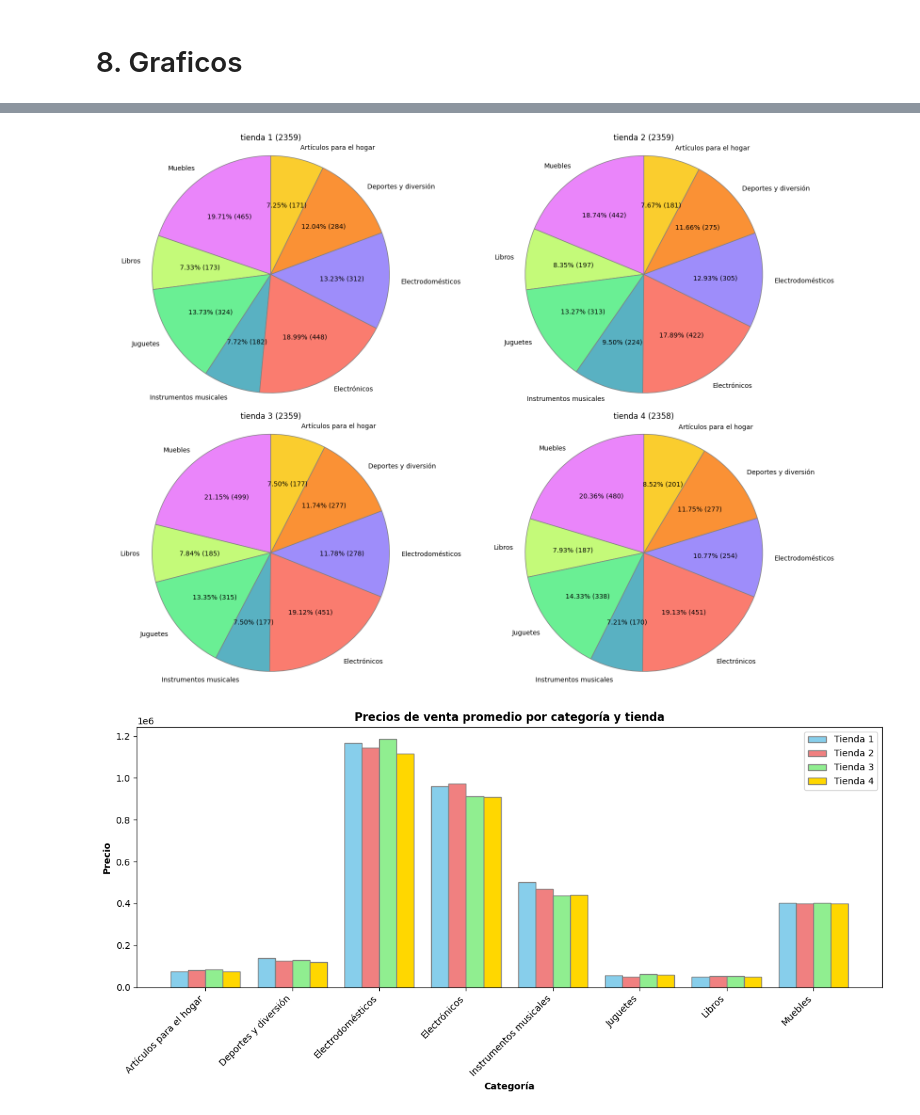
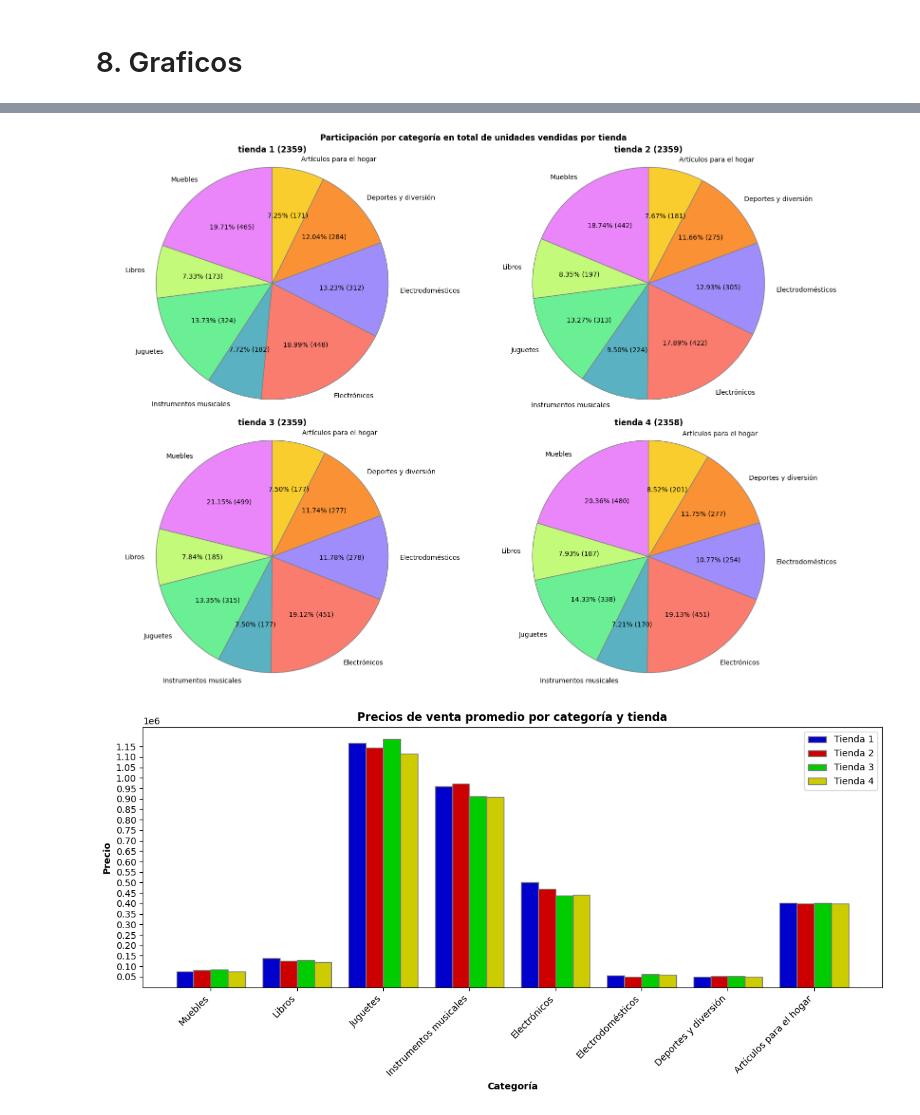
Before and after one commit to w4cha/analisis-alura, a Jupyter notebook: AluraStoreLatam.ipynb, the cells around one changed output, grey strips where cells are left out. Cells and saved outputs as stored; diff of their text form; code cells hidden in the pictures.

```diff
--- a/AluraStoreLatam.ipynb
+++ b/AluraStoreLatam.ipynb
@@ -143,24 +150,24 @@ import numpy as np
 # ventas
 ventas = [float(item.ventas()) for item in resultados]
 nombres = [item.nombre for item in resultados]
-colores = ["blue", "red", "green", "yellow"]
+colores = "#0000cc", "#cc0000", "#00cc00", "#cccc00"
 plt.bar(nombres, ventas, color=colores)
 plt.yscale("log")
 for count, item in enumerate(ventas):
   plt.text(count, item, f"{item:,}", ha='center', va='bottom')
-plt.title("ventas (ultimos 4 años)")
-plt.ylabel("ventas durante el periodo")
-plt.xlabel("listado de tiendas")
+plt.title("ventas (ultimos 4 años)", fontweight="bold")
+plt.ylabel("ventas durante el periodo", fontweight="bold")
+plt.xlabel("listado de tiendas", fontweight="bold")
 plt.show()
 
 # ventas unitarias por año para cada tienda
 
 plt.figure(figsize=(8, 8))
-for tienda, ventas in data_sale_year.items():
-    plt.plot(list(ventas.keys()), list(ventas.values()), marker='o', label=tienda)
-plt.xlabel('Año')
-plt.ylabel('Unidades vendidas')
-plt.title('Unidades vendidas por Año para Cada Tienda')
+for hue, tienda, ventas in zip(colores, data_sale_year.keys(), data_sale_year.values()):
+    plt.plot(list(ventas.keys()), list(ventas.values()), marker='o', label=tienda, color=hue)
+plt.xlabel("Año", fontweight="bold")
+plt.ylabel("Unidades vendidas", fontweight="bold")
+plt.title("Unidades vendidas por Año para Cada Tienda", fontweight="bold")
 plt.xticks(list(data_sale_year['tienda 1'].keys()))
 plt.yticks(np.arange(120, 771, 26))
 plt.legend()
@@ -180,69 +187,48 @@ def auto_pct_format(valores):
         val = int(round(pct*total/100.0))
         return f"{pct:.2f}% ({val:d})"
     return custom_pct
 
 fig, axs = plt.subplots(2, 2, figsize=(16, 12))
 
-colors = ['#EA85FA', '#C4FA79', '#6AEF94', '#59B1C2', '#FA7C6F', '#9E8DFA', '#FA9135', '#FACD2E']
+colors = ["#EA85FA", "#C4FA79", "#6AEF94", "#59B1C2", "#FA7C6F", "#9E8DFA", "#FA9135", "#FACD2E"]
 
 for i, (tienda, datos_tienda) in enumerate(current_data_item.items()):
     categorias = list(datos_tienda.keys())
     valores = list(datos_tienda.values())
 
     row = i // 2
     col = i % 2
 
     axs[row, col].pie(valores, labels=categorias, autopct=auto_pct_format(valores), startangle=90, colors=colors,
                    wedgeprops={"edgecolor": "gray"})
-    axs[row, col].set_title(f"{tienda} ({sum(valores)})")
+    axs[row, col].set_title(f"{tienda} ({sum(valores)})", fontweight="bold")
     axs[row, col].axis("equal")
-
-# Ajustar el diseño para evitar superposiciones
+fig.suptitle("Participación por categoría en total de unidades vendidas por tienda", fontweight="bold")
 plt.tight_layout()
 
-# datos de valor promedio por tienda de categoría
-tienda1 = {'Artículos para el hogar': 74259.65, 'Deportes y diversión': 138345.07, 'Electrodomésticos': 1165657.69, 'Electrónicos': 958690.85, 'Instrumentos musicales': 501642.86, 'Juguetes': 55542.28, 'Libros': 50779.77, 'Muebles': 403513.33}
-tienda2 = {'Artículos para el hogar': 81474.59, 'Deportes y diversión': 126343.64, 'Electrodomésticos': 1142845.25, 'Electrónicos': 973533.41, 'Instrumentos musicales': 468706.7, 'Juguetes': 50943.77, 'Libros': 51224.37, 'Muebles': 399154.52}
-tienda3 = {'Artículos para el hogar': 85084.75, 'Deportes y diversión': 128494.95, 'Electrodomésticos': 1184308.99, 'Electrónicos': 910811.09, 'Instrumentos musicales': 437180.23, 'Juguetes': 61590.79, 'Libros': 51344.32, 'Muebles': 402950.1}
-tienda4 = {'Artículos para el hogar': 74997.51, 'Deportes y diversión': 120397.47, 'Electrodomésticos': 1115197.64, 'Electrónicos': 907929.27, 'Instrumentos musicales': 441778.82, 'Juguetes': 59947.34, 'Libros': 49846.52, 'Muebles': 401101.88}
 
-# Extract categories and prices
-categories = list(tienda1.keys())
-prices1 = list(tienda1.values())
-prices2 = list(tienda2.values())
-prices3 = list(tienda3.values())
-prices4 = list(tienda4.values())
 
-# Set the width of the bars
-bar_width = 0.2
 
-# Set the positions of the bars on the x-axis
-r1 = np.arange(len(categories))
-r2 = [x + bar_width for x in r1]
-r3 = [x + bar_width for x in r2]
-r4 = [x + bar_width for x in r3]
+categorías = list(list(data_tienda_mean.values())[0].keys())
+ancho_barra = 0.2
+plt.figure(figsize=(12, 6))
+bar_start_positioning_range = np.arange(len(categorías))
+for position, bar_color, tienda_data_mean, dict_value in zip(range(len(colores)), colores, data_tienda_mean.keys(), data_tienda_mean.values()):
+  mean_price = list(dict_value.values())
+  bar_positioning = [i + ancho_barra*position for i in bar_start_positioning_range]
+  plt.bar(bar_positioning, mean_price, color=bar_color, width=ancho_barra, edgecolor="grey", label=tienda_data_mean.title())
 
-# Create the bar plot
-plt.figure(figsize=(12, 6))
-plt.bar(r1, prices1, color='skyblue', width=bar_width, edgecolor='grey', label='Tienda 1')
-plt.bar(r2, prices2, color='lightcoral', width=bar_width, edgecolor='grey', label='Tienda 2')
-plt.bar(r3, prices3, color='lightgreen', width=bar_width, edgecolor='grey', label='Tienda 3')
-plt.bar(r4, prices4, color='gold', width=bar_width, edgecolor='grey', label='Tienda 4')
+plt.xlabel("Categoría", fontweight="bold")
+plt.ylabel("Precio", fontweight="bold")
+plt.title("Precios de venta promedio por categoría y tienda", fontweight="bold")
+plt.xticks([r + ancho_barra*1.5 for r in range(len(categorias))], categorias, rotation=45, ha="right")
+plt.yticks(np.arange(50_000, 1_200_000, 50_000))
 
-# Add labels and title
-plt.xlabel('Categoría', fontweight='bold')
-plt.ylabel('Precio', fontweight='bold')
-plt.title('Precios de venta promedio por categoría y tienda', fontweight='bold')
-plt.xticks([r + bar_width*1.5 for r in range(len(categories))], categories, rotation=45, ha='right')
-
-# Add a legend
 plt.legend()
 
-# Adjust layout to prevent labels from overlapping
 plt.tight_layout()
 
-# Show the plot
 plt.show()
 # %% [output]
-[figure, old version]
+[figure, new version]
-[figure, old version]
+[figure, new version]
```
Also changed, not shown: parts of 5 cells of this notebook.
